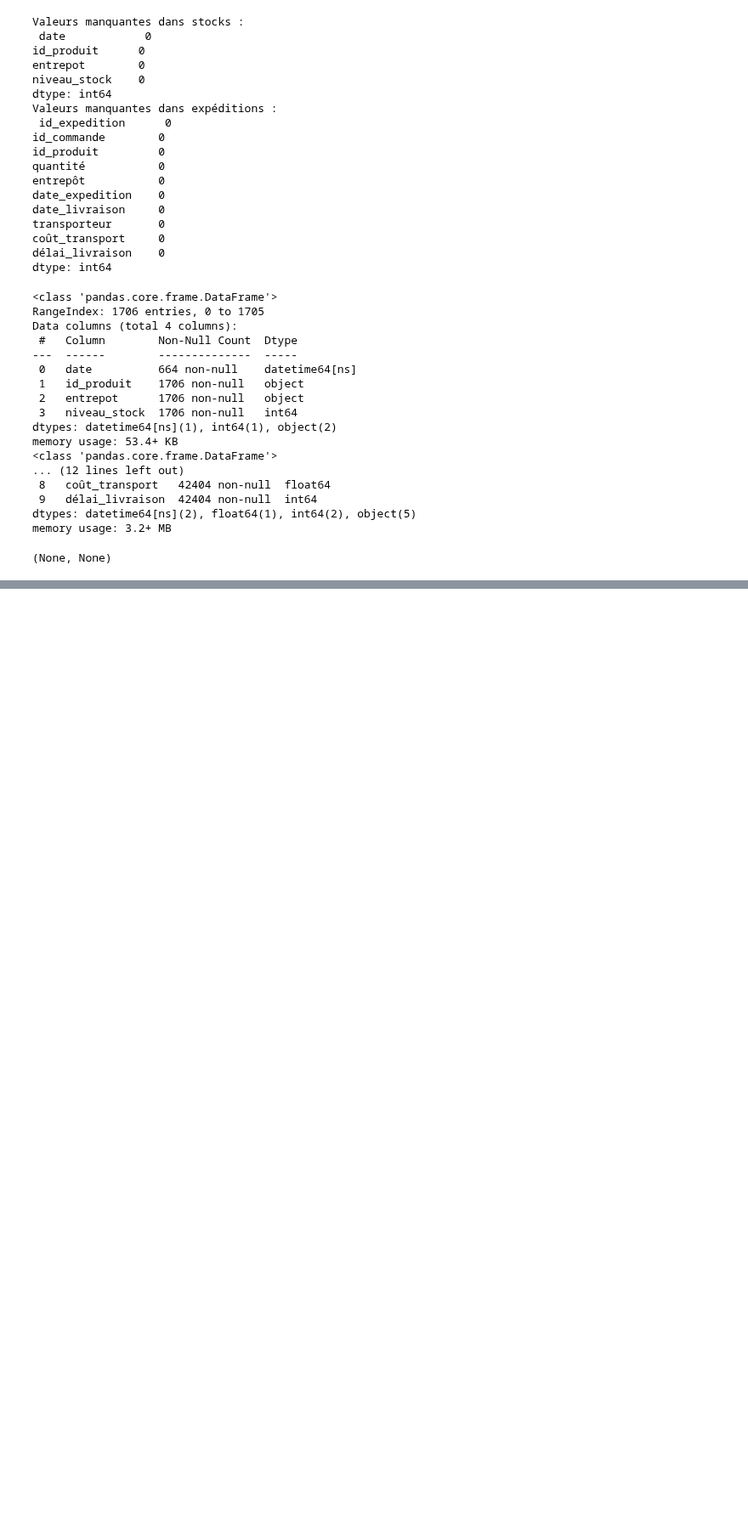
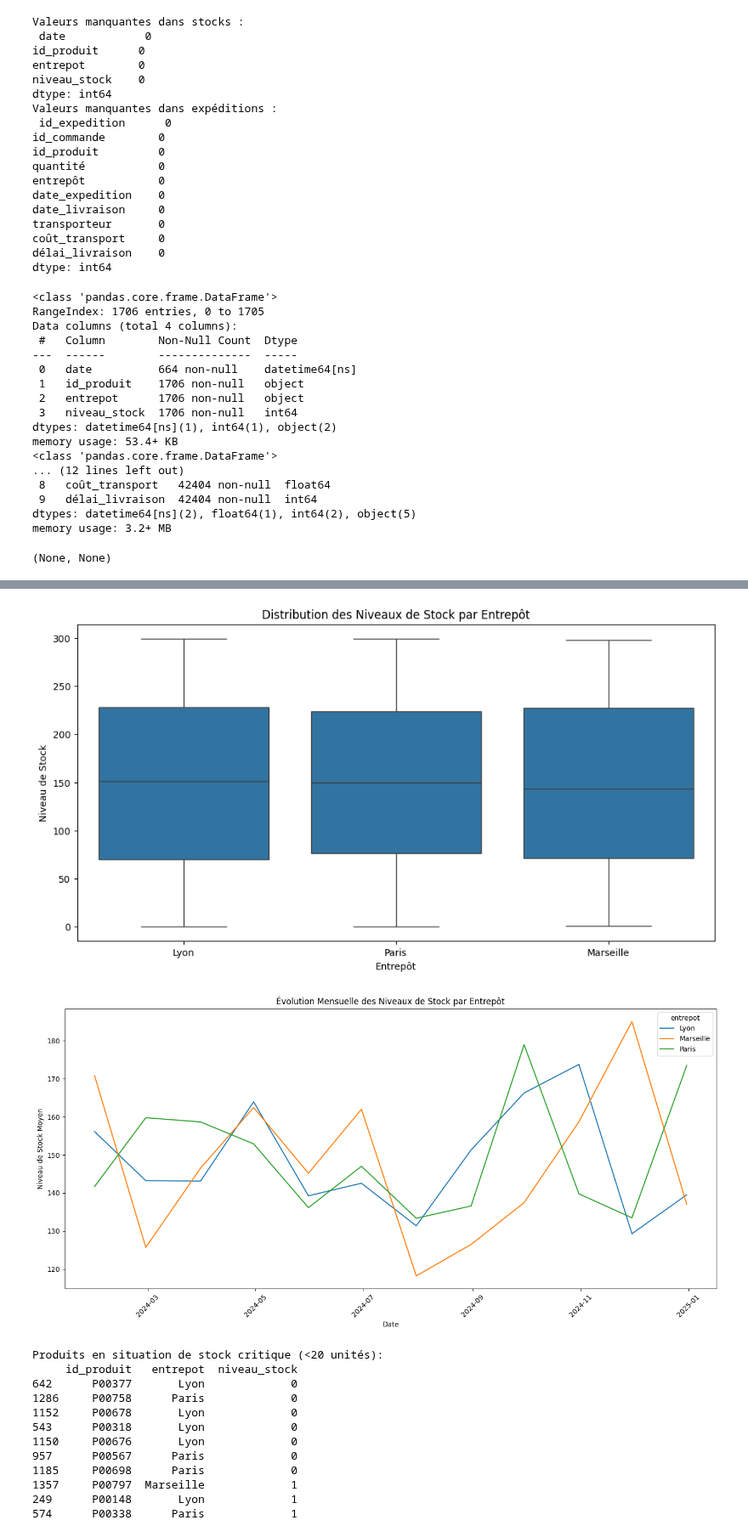
Before and after one commit to Fanaingamampiandra/Projet_Supply_chain, a Jupyter notebook: code/analyse_expeditions.ipynb, the cells around one changed output, grey strips where cells are left out. Shown at 85% size. Cells and saved outputs as stored; diff of their text form; code cells hidden in the pictures; blank space fills up the shorter version.

Commit message:
Update analyse_expeditions.ipynb
Create new dataviz

```diff
--- a/code/analyse_expeditions.ipynb
+++ b/code/analyse_expeditions.ipynb
@@ -100,0 +149,41 @@ merged_df = pd.merge(stocks_df, exped_df, on='id_produit', how='left')
+# %%
+# Analyse des niveaux de stock par entrepôt
+plt.figure(figsize=(12, 6))
+sns.boxplot(x='entrepot', y='niveau_stock', data=stocks_df)
+plt.title('Distribution des Niveaux de Stock par Entrepôt')
+plt.xlabel('Entrepôt')
+plt.ylabel('Niveau de Stock')
+plt.show()
+
+# Évolution des niveaux de stock moyens au fil du temps
+stock_mensuel = stocks_df.groupby(['entrepot', pd.Grouper(key='date', freq='M')])['niveau_stock'].mean().reset_index()
+plt.figure(figsize=(14, 7))
+sns.lineplot(x='date', y='niveau_stock', hue='entrepot', data=stock_mensuel)
+plt.title('Évolution Mensuelle des Niveaux de Stock par Entrepôt')
+plt.xlabel('Date')
+plt.ylabel('Niveau de Stock Moyen')
+plt.xticks(rotation=45)
+plt.tight_layout()
+plt.show()
+
+# Identification des produits avec des niveaux de stock critiques
+stock_actuel = stocks_df.sort_values('date').drop_duplicates(subset=['id_produit', 'entrepot'], keep='last')
+stock_critique = stock_actuel[stock_actuel['niveau_stock'] < 20].sort_values('niveau_stock')
+
+print("Produits en situation de stock critique (<20 unités):")
+print(stock_critique[['id_produit', 'entrepot', 'niveau_stock']].head(10))
+# %% [output]
+[figure, added]
+[figure, added]
+Produits en situation de stock critique (<20 unités):
+     id_produit   entrepot  niveau_stock
+642      P00377       Lyon             0
+1286     P00758      Paris             0
+1152     P00678       Lyon             0
+543      P00318       Lyon             0
+1150     P00676       Lyon             0
+957      P00567      Paris             0
+1185     P00698      Paris             0
+1357     P00797  Marseille             1
+249      P00148       Lyon             1
+574      P00338      Paris             1
```
Also changed, not shown: parts of 6 cells of this notebook.
